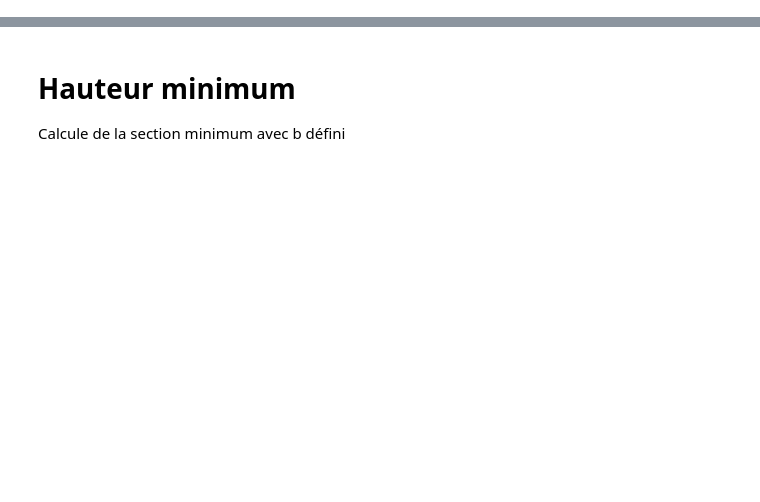
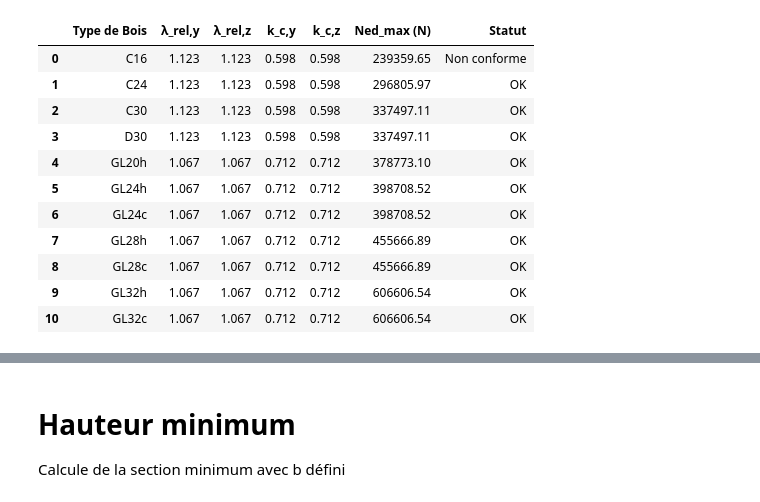
Before and after one commit to Erazq/Bois, a Jupyter notebook: Barres comrpimées.ipynb, the cells around one changed output, grey strips where cells are left out. Saved outputs shown, nothing was run; the diff lists cells and outputs as text; code cells hidden in the pictures; blank space fills up the shorter version.

```diff
--- a/Barres comrpimées.ipynb
+++ b/Barres comrpimées.ipynb
@@ -96 +101,81 @@ Type de charge : choc, Classe d'humidité : 2
+# %%
+import math
+import pandas as pd
+
+
+def calculer_rayon_giration(b, h):
+    r_y = 0.289 * h
+    r_z = 0.289 * b
+    return r_y, r_z
+
+def calculer_lambda_rel(Lk, r, lambda_factor):
+    lambda_geom = Lk / r
+    return lambda_geom / lambda_factor
+
+def calculer_kc(lambda_rel, beta_c):
+    k = 0.5 * (1 + beta_c * (lambda_rel - 0.3) + lambda_rel**2)
+    discriminant = k**2 - lambda_rel**2
+    return 1 / (k + math.sqrt(discriminant)) if discriminant >= 0 else 1.0
+
+def calculer_Ned_max(dimensions, Lk, Ned, type_charge, classe_humidite):
+    b, h = dimensions
+    A = b * h
+
+    eta_t = {"période infinie": 1.0, "choc": 1.4}.get(type_charge.lower(), 1.4)
+    eta_w = {1: 1.0, 2: 0.8, 3: 0.6}.get(classe_humidite, 1.0)
+
+    resultats = []
+    for type_bois, propriete in parametres_bois.items():
+        f_c0d = propriete["f_c0d"]
+        lambda_factor = propriete["lambda_factor"]
+        beta_c = propriete["beta_c"]
+
+        r_y, r_z = calculer_rayon_giration(b, h)
+        lambda_rel_y = calculer_lambda_rel(Lk, r_y, lambda_factor)
+        lambda_rel_z = calculer_lambda_rel(Lk, r_z, lambda_factor)
+
+        kc_y = calculer_kc(lambda_rel_y, beta_c)
+        kc_z = calculer_kc(lambda_rel_z, beta_c)
+
+        f_c0d_mod = f_c0d * eta_t * eta_w
+        Ned_max_y = kc_y * f_c0d_mod * A
+        Ned_max_z = kc_z * f_c0d_mod * A
+        Ned_max_global = min(Ned_max_y, Ned_max_z)
+
+        statut = "OK" if Ned <= Ned_max_global else "Non conforme"
+        resultats.append({
+            "Type de Bois": type_bois,
+            "λ_rel,y": round(lambda_rel_y, 3),
+            "λ_rel,z": round(lambda_rel_z, 3),
+            "k_c,y": round(kc_y, 3),
+            "k_c,z": round(kc_z, 3),
+            "Ned_max (N)": round(Ned_max_global, 2),
+            "Statut": statut
+        })
+
+    return pd.DataFrame(resultats)
+
+# Entrées
+dimensions = (200, 200)  # largeur, hauteur
+Lk = 3700  # Longueur de flambage
+Ned = 275000  # Effort appliqué en N
+type_charge = "période infinie"
+classe_humidite = 1
+
+# Résultats
+df_resultats = calculer_Ned_max(dimensions, Lk, Ned, type_charge, classe_humidite)
+display(df_resultats)
+# %% [output]
+|  | Type de Bois | λ_rel,y | λ_rel,z | k_c,y | k_c,z | Ned_max (N) | Statut |
+| 0 | C16 | 1.123 | 1.123 | 0.598 | 0.598 | 239359.65 | Non conforme |
+| 1 | C24 | 1.123 | 1.123 | 0.598 | 0.598 | 296805.97 | OK |
+| 2 | C30 | 1.123 | 1.123 | 0.598 | 0.598 | 337497.11 | OK |
+| 3 | D30 | 1.123 | 1.123 | 0.598 | 0.598 | 337497.11 | OK |
+| 4 | GL20h | 1.067 | 1.067 | 0.712 | 0.712 | 378773.10 | OK |
+| 5 | GL24h | 1.067 | 1.067 | 0.712 | 0.712 | 398708.52 | OK |
+| 6 | GL24c | 1.067 | 1.067 | 0.712 | 0.712 | 398708.52 | OK |
+| 7 | GL28h | 1.067 | 1.067 | 0.712 | 0.712 | 455666.89 | OK |
+| 8 | GL28c | 1.067 | 1.067 | 0.712 | 0.712 | 455666.89 | OK |
+| 9 | GL32h | 1.067 | 1.067 | 0.712 | 0.712 | 606606.54 | OK |
+| 10 | GL32c | 1.067 | 1.067 | 0.712 | 0.712 | 606606.54 | OK |
 # %% [markdown]
```
Also changed, not shown: parts of 19 cells of this notebook.
